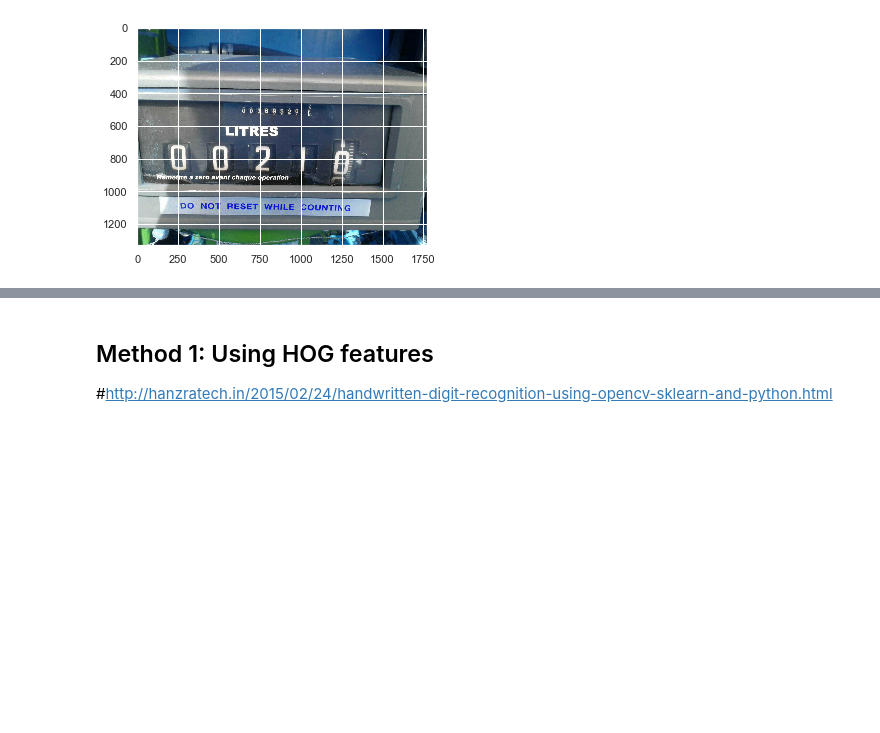
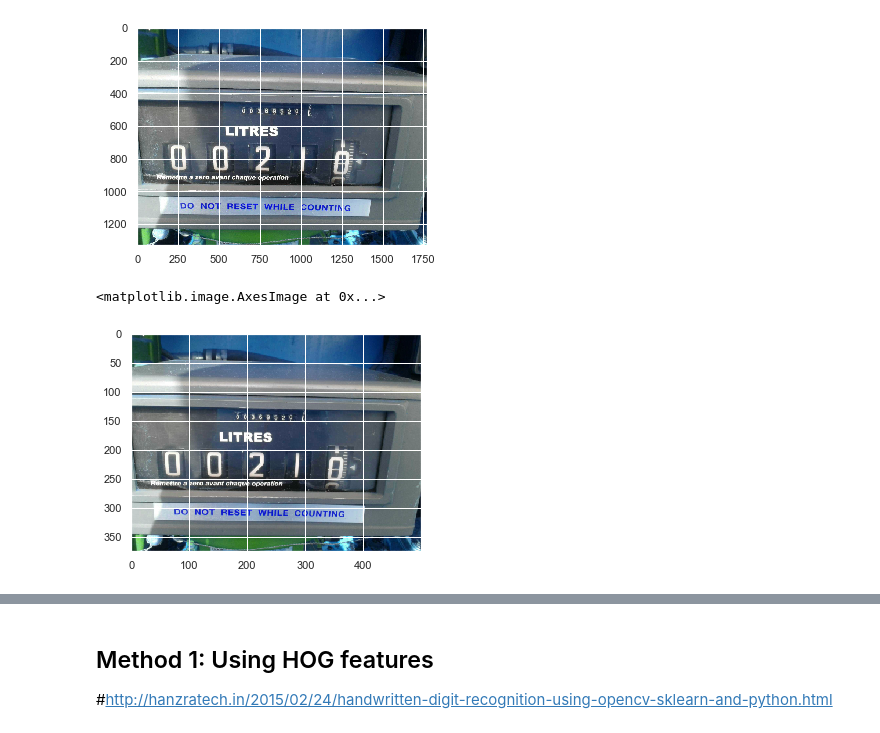
Before and after one commit to raphaaael95/Eleven_study, a Jupyter notebook: analog_images-Camille.ipynb, the cells around one changed output, grey strips where cells are left out. Cells and saved outputs as stored; diff of their text form; code cells hidden in the pictures; blank space fills up the shorter version.

```diff
--- a/analog_images-Camille.ipynb
+++ b/analog_images-Camille.ipynb
@@ -24,3 +24,13 @@ plt.imshow(img)
 # %% [output]
 <matplotlib.image.AxesImage at 0x...>
 [figure]
+# %%
+r = 500.0 / img.shape[1]
+dim = (500, int(img.shape[0] * r))
+
+# perform the actual resizing of the image and show it
+resized = cv2.resize(img, dim, interpolation = cv2.INTER_AREA)
+plt.imshow(resized)
+# %% [output]
+<matplotlib.image.AxesImage at 0x...>
+[figure, added]
```
Also changed, not shown: parts of 12 cells of this notebook.
